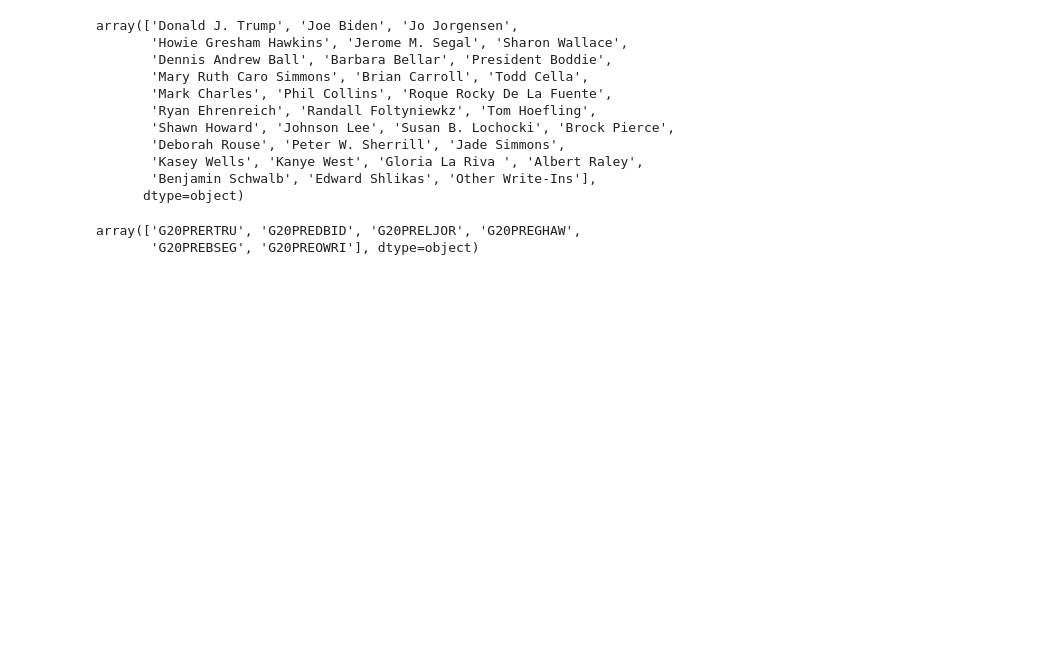
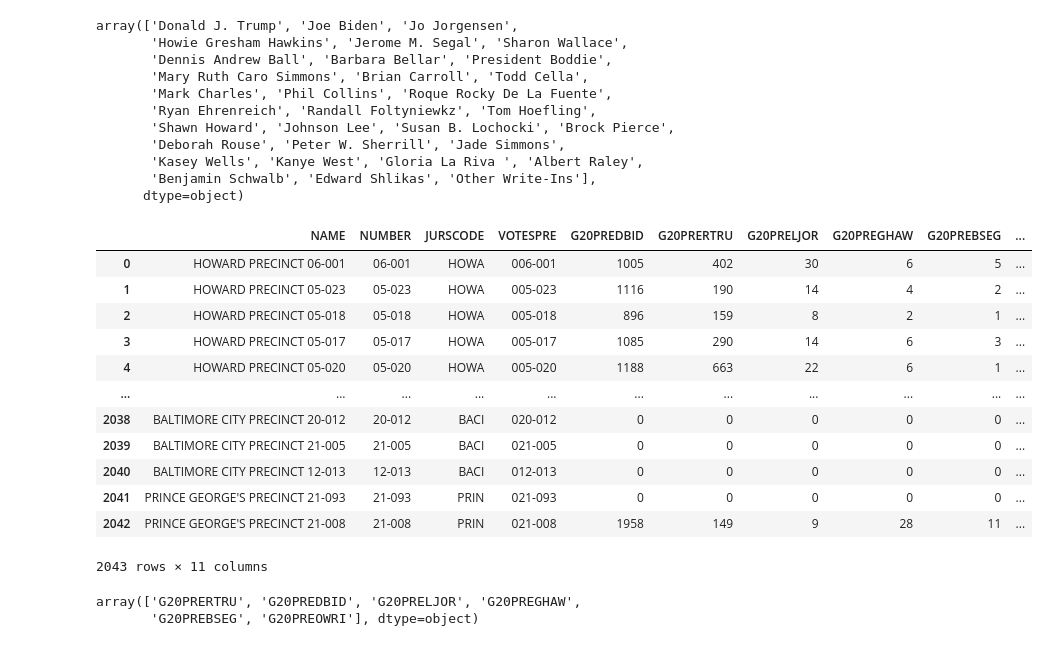
Before and after one commit to nonpartisan-redistricting-datahub/pdv-md, a Jupyter notebook: vest-md-20/vest-md-2020-validation.ipynb, the cells around one changed output. Saved outputs shown, nothing was run; the diff lists cells and outputs as text; code cells hidden in the pictures; blank space fills up the shorter version.

```diff
--- a/vest-md-20/vest-md-2020-validation.ipynb
+++ b/vest-md-20/vest-md-2020-validation.ipynb
@@ -95,3 +96,19 @@ array(['Donald J. Trump', 'Joe Biden', 'Jo Jorgensen',
        'Kasey Wells', 'Kanye West', 'Gloria La Riva ', 'Albert Raley',
        'Benjamin Schwalb', 'Edward Shlikas', 'Other Write-Ins'],
       dtype=object)
+# %%
+vest_md_20
+# %% [output]
+|  | NAME | NUMBER | JURSCODE | VOTESPRE | G20PREDBID | G20PRERTRU | G20PRELJOR | G20PREGHAW | G20PREBSEG | ... |
+| 0 | HOWARD PRECINCT 06-001 | 06-001 | HOWA | 006-001 | 1005 | 402 | 30 | 6 | 5 | ... |
+| 1 | HOWARD PRECINCT 05-023 | 05-023 | HOWA | 005-023 | 1116 | 190 | 14 | 4 | 2 | ... |
+| 2 | HOWARD PRECINCT 05-018 | 05-018 | HOWA | 005-018 | 896 | 159 | 8 | 2 | 1 | ... |
+| 3 | HOWARD PRECINCT 05-017 | 05-017 | HOWA | 005-017 | 1085 | 290 | 14 | 6 | 3 | ... |
+| 4 | HOWARD PRECINCT 05-020 | 05-020 | HOWA | 005-020 | 1188 | 663 | 22 | 6 | 1 | ... |
+| ... | ... | ... | ... | ... | ... | ... | ... | ... | ... | ... |
+| 2038 | BALTIMORE CITY PRECINCT 20-012 | 20-012 | BACI | 020-012 | 0 | 0 | 0 | 0 | 0 | ... |
+| 2039 | BALTIMORE CITY PRECINCT 21-005 | 21-005 | BACI | 021-005 | 0 | 0 | 0 | 0 | 0 | ... |
+| 2040 | BALTIMORE CITY PRECINCT 12-013 | 12-013 | BACI | 012-013 | 0 | 0 | 0 | 0 | 0 | ... |
+| 2041 | PRINCE GEORGE'S PRECINCT 21-093 | 21-093 | PRIN | 021-093 | 0 | 0 | 0 | 0 | 0 | ... |
+| 2042 | PRINCE GEORGE'S PRECINCT 21-008 | 21-008 | PRIN | 021-008 | 1958 | 149 | 9 | 28 | 11 | ... |
+2043 rows × 11 columns
```
Also changed, not shown: parts of 34 cells of this notebook.
